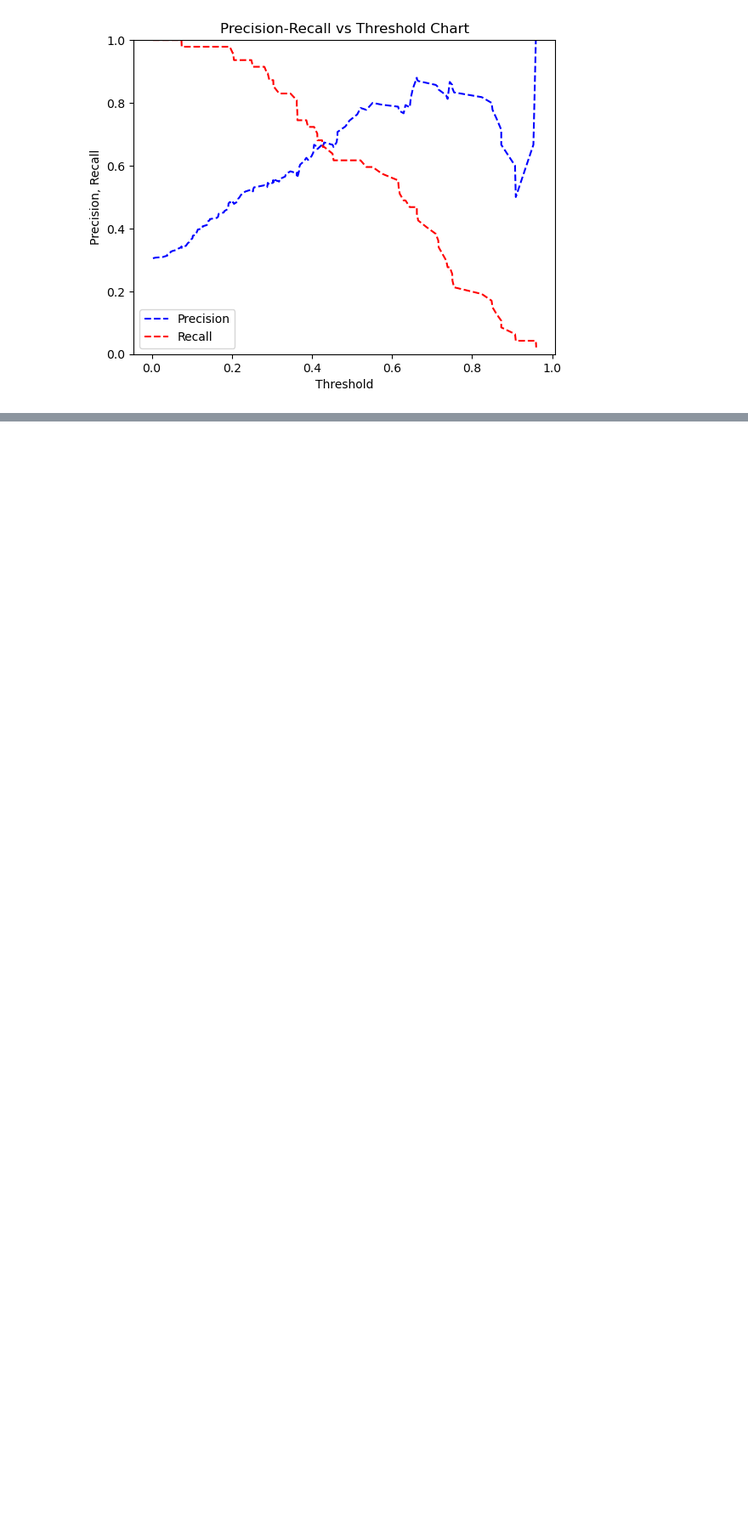
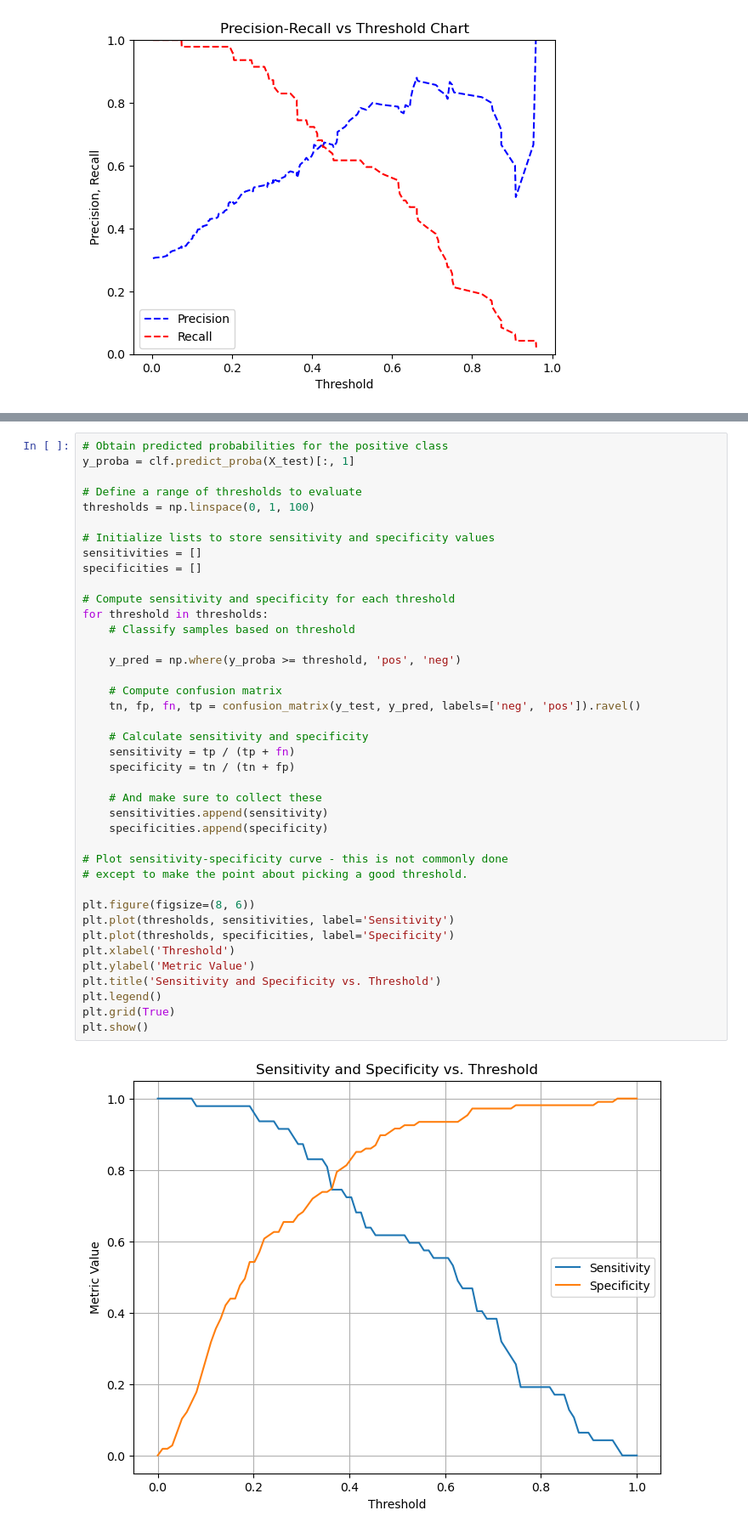
Before and after one commit to steviep42/bios_534, a Jupyter notebook: CH_6_Classification_Problems.ipynb, the cells around one changed output, grey strips where cells are left out. Shown at 85% size. Cells and saved outputs as stored; diff of their text form; blank space fills up the shorter version.

```diff
--- a/CH_6_Classification_Problems.ipynb
+++ b/CH_6_Classification_Problems.ipynb
@@ -799,0 +885,42 @@ precision
+# %%
+# Obtain predicted probabilities for the positive class
+y_proba = clf.predict_proba(X_test)[:, 1]
+
+# Define a range of thresholds to evaluate
+thresholds = np.linspace(0, 1, 100)
+
+# Initialize lists to store sensitivity and specificity values
+sensitivities = []
+specificities = []
+
+# Compute sensitivity and specificity for each threshold
+for threshold in thresholds:
+    # Classify samples based on threshold
+
+    y_pred = np.where(y_proba >= threshold, 'pos', 'neg')
+
+    # Compute confusion matrix
+    tn, fp, fn, tp = confusion_matrix(y_test, y_pred, labels=['neg', 'pos']).ravel()
+
+    # Calculate sensitivity and specificity
+    sensitivity = tp / (tp + fn)
+    specificity = tn / (tn + fp)
+
+    # And make sure to collect these
+    sensitivities.append(sensitivity)
+    specificities.append(specificity)
+
+# Plot sensitivity-specificity curve - this is not commonly done
+# except to make the point about picking a good threshold.
+
+plt.figure(figsize=(8, 6))
+plt.plot(thresholds, sensitivities, label='Sensitivity')
+plt.plot(thresholds, specificities, label='Specificity')
+plt.xlabel('Threshold')
+plt.ylabel('Metric Value')
+plt.title('Sensitivity and Specificity vs. Threshold')
+plt.legend()
+plt.grid(True)
+plt.show()
+# %% [output]
+[figure, added]
```
Also changed, not shown: parts of 31 cells of this notebook.
